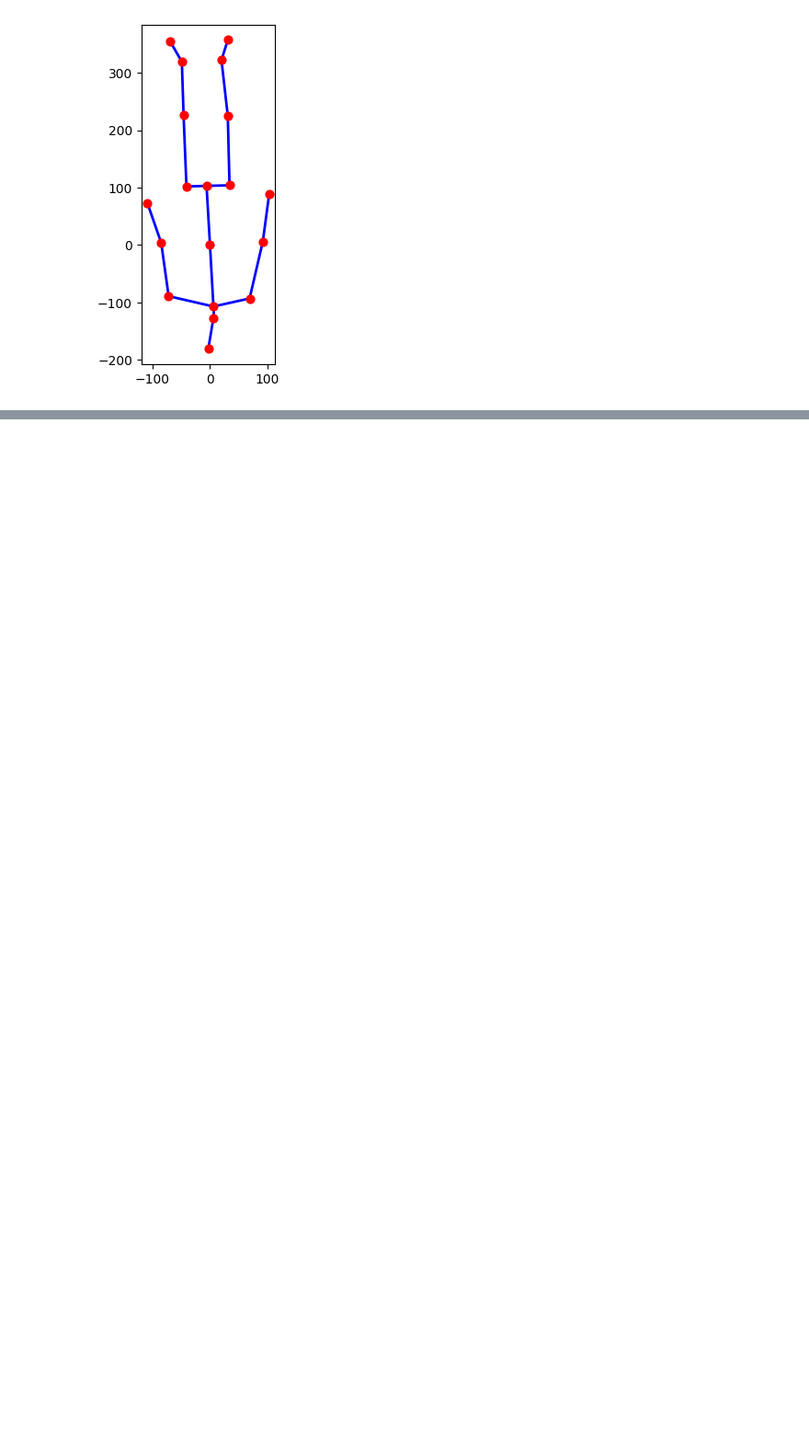
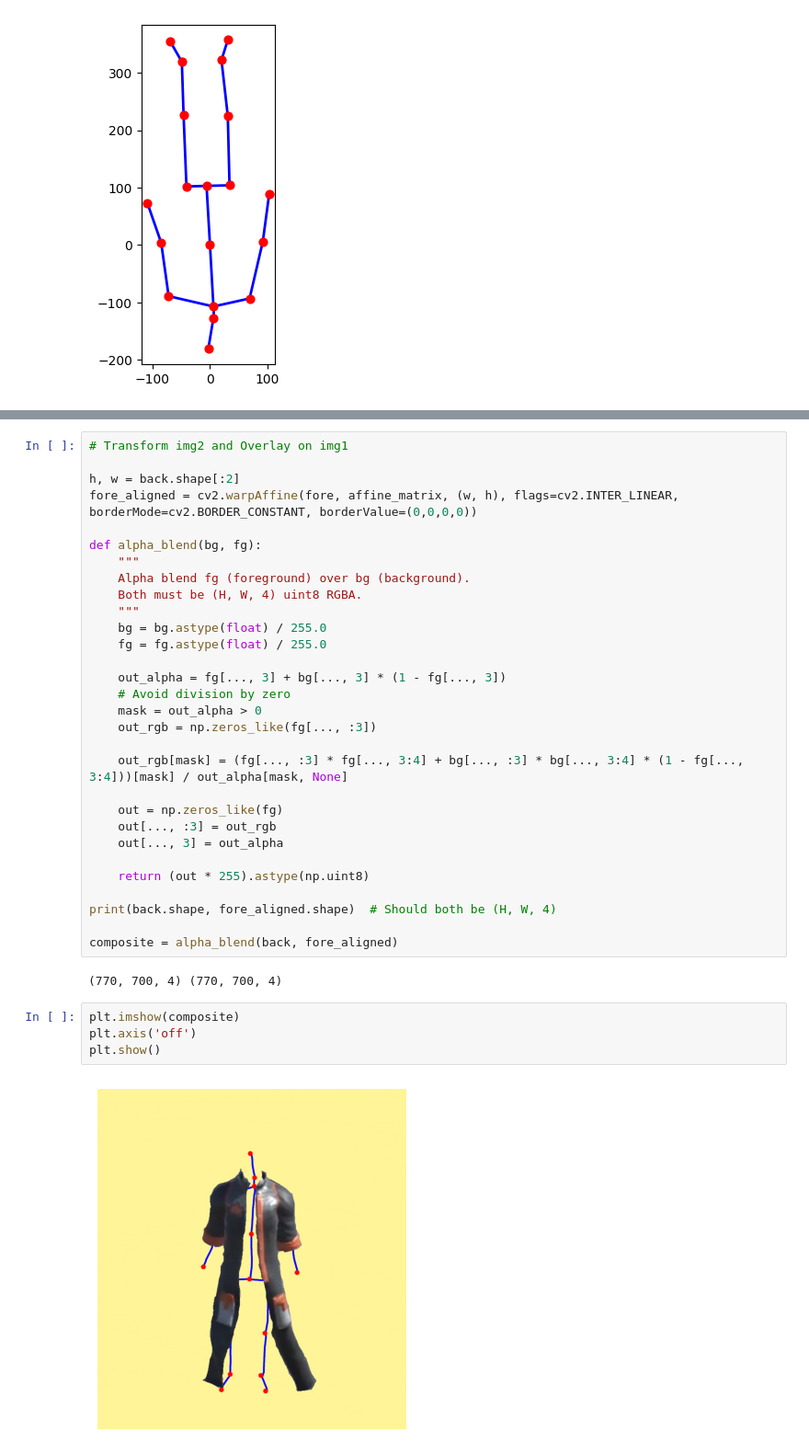
Before and after one commit to RoisinDai/GlamCam, a Jupyter notebook: overlay/overlay/overlay.ipynb, the cells around one changed output, grey strips where cells are left out. Shown at 92% size. Saved outputs shown, nothing was run; the diff lists cells and outputs as text; blank space fills up the shorter version.

Commit message:
successfully overlay!

```diff
--- a/overlay/overlay/overlay.ipynb
+++ b/overlay/overlay/overlay.ipynb
@@ -163,0 +226,38 @@ ske.draw()
+# %%
+# Transform img2 and Overlay on img1
+
+h, w = back.shape[:2]
+fore_aligned = cv2.warpAffine(fore, affine_matrix, (w, h), flags=cv2.INTER_LINEAR, borderMode=cv2.BORDER_CONSTANT, borderValue=(0,0,0,0))
+
+def alpha_blend(bg, fg):
+    """
+    Alpha blend fg (foreground) over bg (background).
+    Both must be (H, W, 4) uint8 RGBA.
+    """
+    bg = bg.astype(float) / 255.0
+    fg = fg.astype(float) / 255.0
+
+    out_alpha = fg[..., 3] + bg[..., 3] * (1 - fg[..., 3])
+    # Avoid division by zero
+    mask = out_alpha > 0
+    out_rgb = np.zeros_like(fg[..., :3])
+
+    out_rgb[mask] = (fg[..., :3] * fg[..., 3:4] + bg[..., :3] * bg[..., 3:4] * (1 - fg[..., 3:4]))[mask] / out_alpha[mask, None]
+
+    out = np.zeros_like(fg)
+    out[..., :3] = out_rgb
+    out[..., 3] = out_alpha
+
+    return (out * 255).astype(np.uint8)
+
+print(back.shape, fore_aligned.shape)  # Should both be (H, W, 4)
+
+composite = alpha_blend(back, fore_aligned)
+# %% [output]
+(770, 700, 4) (770, 700, 4)
+# %%
+plt.imshow(composite)
+plt.axis('off')
+plt.show()
+# %% [output]
+[figure, added]
```
Also changed, not shown: parts of 3 cells of this notebook.
